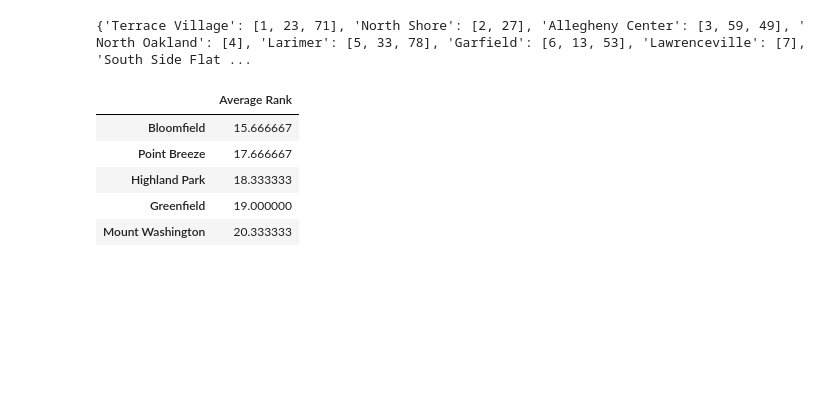
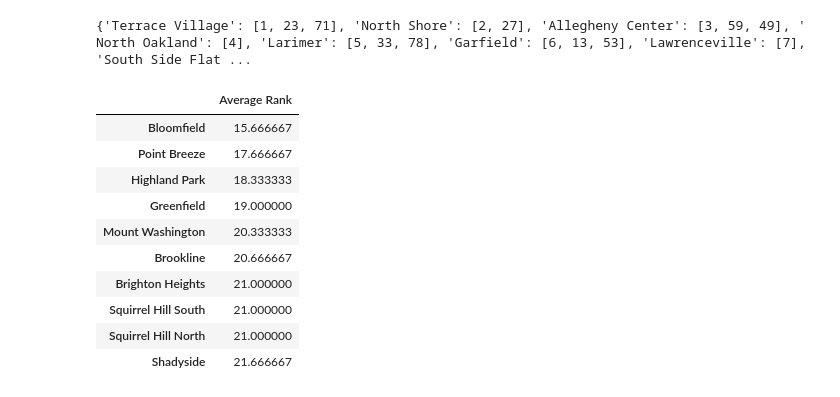
Before and after one commit to MrN830/BigIdeasFinal, a Jupyter notebook: Final.ipynb, the cells around one changed output. Cells and saved outputs as stored; diff of their text form; code cells hidden in the pictures; blank space fills up the shorter version.

```diff
--- a/Final.ipynb
+++ b/Final.ipynb
@@ -34,33 +52,38 @@ for index, row in jobRank.iterrows():
         continue
     else:
         rankArrays[row['Neighborhood']].append(index+1)
 
 print(rankArrays)
 
 # remove neighborhoods not found in all 3 datasets
 for key in list(rankArrays):
     if len(rankArrays[key]) != 3:
         rankArrays.pop(key)
 
 rankRank = dict()
 
 # generate the average of the rankings in each list of rankings that
 for key in rankArrays:
     if key not in rankRank:
         rankRank[key] = statistics.mean(rankArrays[key])
 
 # make a new dataframe from this composite ranking
 rankRankDF = pd.DataFrame.from_dict(rankRank,orient='index',columns=['Average Rank'])
 rankRankDF = rankRankDF.sort_values(by='Average Rank', ascending=True)
 # print top 5, organized from lowest to highest
-rankRankDF.head(5)
+rankRankDF.head(10)
 # %% [output]
 {'Terrace Village': [1, 23, 71], 'North Shore': [2, 27], 'Allegheny Center': [3, 59, 49], ' North Oakland': [4], 'Larimer': [5, 33, 78], 'Garfield': [6, 13, 53], 'Lawrenceville': [7], 'South Side Flat ...
 |  | Average Rank |
 | Bloomfield | 15.666667 |
 | Point Breeze | 17.666667 |
 | Highland Park | 18.333333 |
 | Greenfield | 19.000000 |
 | Mount Washington | 20.333333 |
+| Brookline | 20.666667 |
+| Brighton Heights | 21.000000 |
+| Squirrel Hill South | 21.000000 |
+| Squirrel Hill North | 21.000000 |
+| Shadyside | 21.666667 |
 # %% [markdown]
 From our final metric, RankRank, you can see that the best neighborhoods to live in are Bloomfield, Point Breeze, and Highland Park, because they have the lowest composite ranking from all three of our metrics.
```
Also changed, not shown: parts of 3 cells of this notebook, 2 other files.
